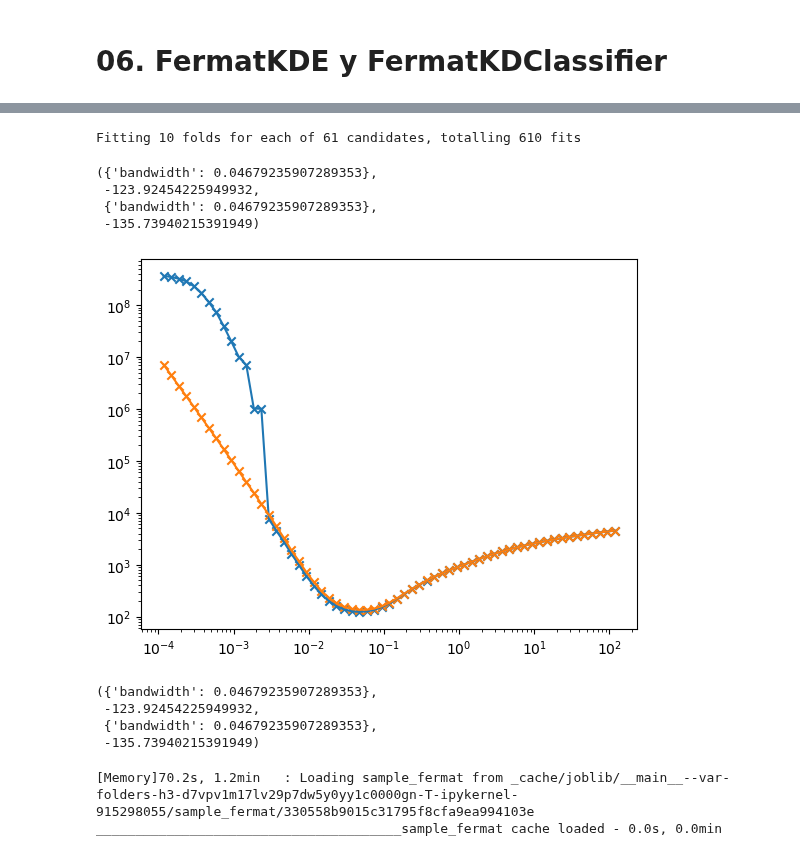
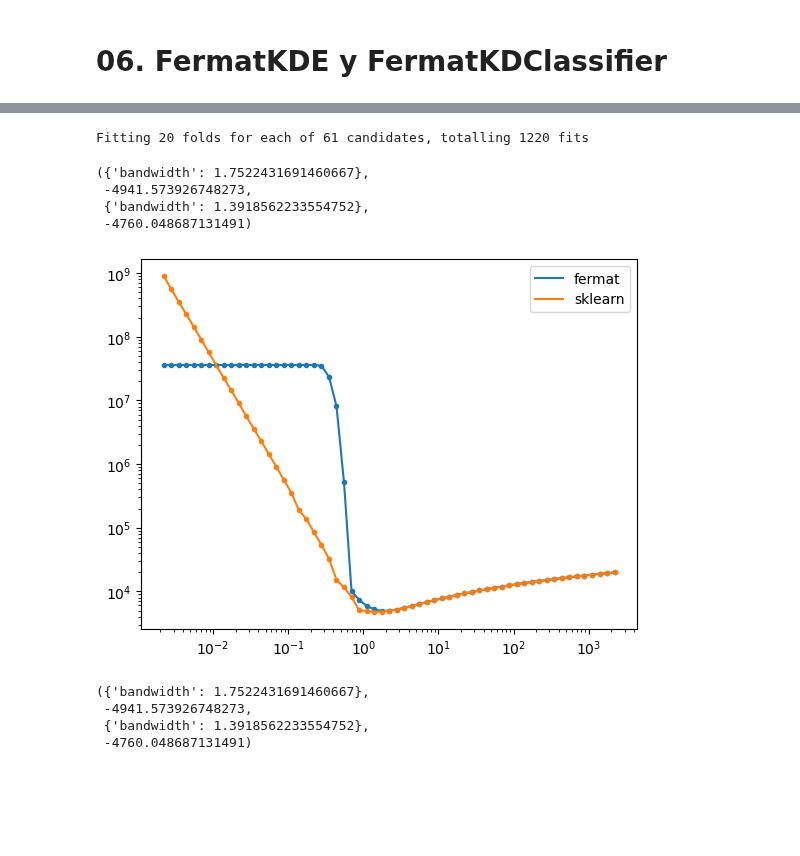
Before and after one commit to capitantoto/fermat, a Jupyter notebook: notebooks/07. FermatKDE y FermatKDClassifier.ipynb, the cells around one changed output, grey strips where cells are left out. Cells and saved outputs as stored; diff of their text form; code cells hidden in the pictures; blank space fills up the shorter version.

```diff
--- a/notebooks/07. FermatKDE y FermatKDClassifier.ipynb
+++ b/notebooks/07. FermatKDE y FermatKDClassifier.ipynb
@@ -178,12 +176,12 @@ class OOSFermatKDE:
         return np.log(densities) if log else densities
 # %%
 # X, y = make_circles(n_samples=1000, noise=0.05, random_state=42)
-X, y = make_moons(n_samples=4000, noise=0.1)
+# X, y = make_moons(n_samples=2000, noise=0.1)
 # X, y = load_digits(return_X_y=True)
 # X, y = load_iris(return_X_y=True)
-# X, y = fetch_openml(
-#     "mnist_784", version=1, parser="auto", return_X_y=True, as_frame=False
-# )
+X, y = fetch_openml(
+    "mnist_784", version=1, parser="auto", return_X_y=True, as_frame=False
+)
 # %%
 X.shape, np.unique(y)
 # %% [output]
@@ -218,7 +224,7 @@ idx_train, idx_test = train_test_split(
     np.arange(len(X0)), test_size=0.2, random_state=seed
 )
 tt_cv = [(idx_train, idx_test)]
-ss_cv = ShuffleSplit(n_splits=10, test_size=0.2, random_state=seed)
+ss_cv = ShuffleSplit(n_splits=20, test_size=0.2, random_state=seed)
 # %%
 alpha = 1
 A = sample_fermat(X0[idx_train], alpha)
@@ -246,6 +235,8 @@ pilot_h(A)
 # %%
 grid = {"bandwidth": pilot_h(A) * np.logspace(-3, 3, 61)}
 # %%
-fkde = GridSearchCV(FermatKDE(alpha=alpha), grid, cv=tt_cv, n_jobs=-1, verbose=1).fit(X0)
+fkde = GridSearchCV(FermatKDE(alpha=alpha), grid, cv=ss_cv, n_jobs=-1, verbose=1).fit(
+    X0
+)
 fdf = pd.DataFrame(fkde.cv_results_)
 # %% [output]
@@ -401,37 +316,40 @@ fdf
 skde = GridSearchCV(KernelDensity(), grid, cv=ss_cv, n_jobs=-1, verbose=1).fit(X0)
 sdf = pd.DataFrame(skde.cv_results_)
 # %% [output]
-Fitting 10 folds for each of 61 candidates, totalling 610 fits
+Fitting 20 folds for each of 61 candidates, totalling 1220 fits
 # %%
 fkde.best_params_, fkde.best_score_, skde.best_params_, skde.best_score_
 # %% [output]
-({'bandwidth': 0.04679235907289353},
- -123.92454225949932,
- {'bandwidth': 0.04679235907289353},
- -135.73940215391949)
+({'bandwidth': 1.7522431691460667},
+ -4941.573926748273,
+ {'bandwidth': 1.3918562233554752},
+ -4760.048687131491)
 # %%
 import seaborn as sns
+
 for method, df in {"fermat": fdf, "sklearn": sdf}.items():
     plt.plot(df.param_bandwidth, -df.mean_test_score, label=method)
-    plt.scatter(df.param_bandwidth, -df.mean_test_score, label=method, marker='x')
+    plt.scatter(df.param_bandwidth, -df.mean_test_score, marker=".")
     # sns.lineplot(x="param_bandwidth", y="mean_test_score", label=method, data=df)#[df["param_bandwidth"].between(5, 100)])
     # sns.scatterplot(x="param_bandwidth", y="mean_test_score", label="fermat", data=df)#fdf[fdf["param_bandwidth"].between(0.3, 3)])
-plt.xscale("log"), plt.yscale("log")
+plt.xscale("log")
+plt.yscale("log")
+plt.legend()
+# plt.xlim(0.4, 10)
 plt.show()
 # %% [output]
-[figure, old version]
+[figure, new version]
 # %%
 fkde.best_params_, fkde.best_score_, skde.best_params_, skde.best_score_
 # %% [output]
-({'bandwidth': 0.04679235907289353},
- -123.92454225949932,
- {'bandwidth': 0.04679235907289353},
- -135.73940215391949)
+({'bandwidth': 1.7522431691460667},
+ -4941.573926748273,
+ {'bandwidth': 1.3918562233554752},
+ -4760.048687131491)
 # %%
 # retrain fkde and skde with the best parameters from the grid search
-fkde = FermatKDE(alpha=alpha, bandwidth=fkde.best_params_["bandwidth"]).fit(X0[idx_train])
+fkde = FermatKDE(alpha=alpha, bandwidth=fkde.best_params_["bandwidth"]).fit(
+    X0[idx_train]
+)
 skde = KernelDensity(bandwidth=skde.best_params_["bandwidth"]).fit(X0[idx_train])
-# %% [output]
-[Memory]70.2s, 1.2min   : Loading sample_fermat from _cache/joblib/__main__--var-folders-h3-d7vpv1m17lv29p7dw5y0yy1c0000gn-T-ipykernel-915298055/sample_fermat/330558b9015c31795f8cfa9ea994103e
-_______________________________________sample_fermat cache loaded - 0.0s, 0.0min
 # %%
```
Also changed, not shown: parts of 73 cells of this notebook.
